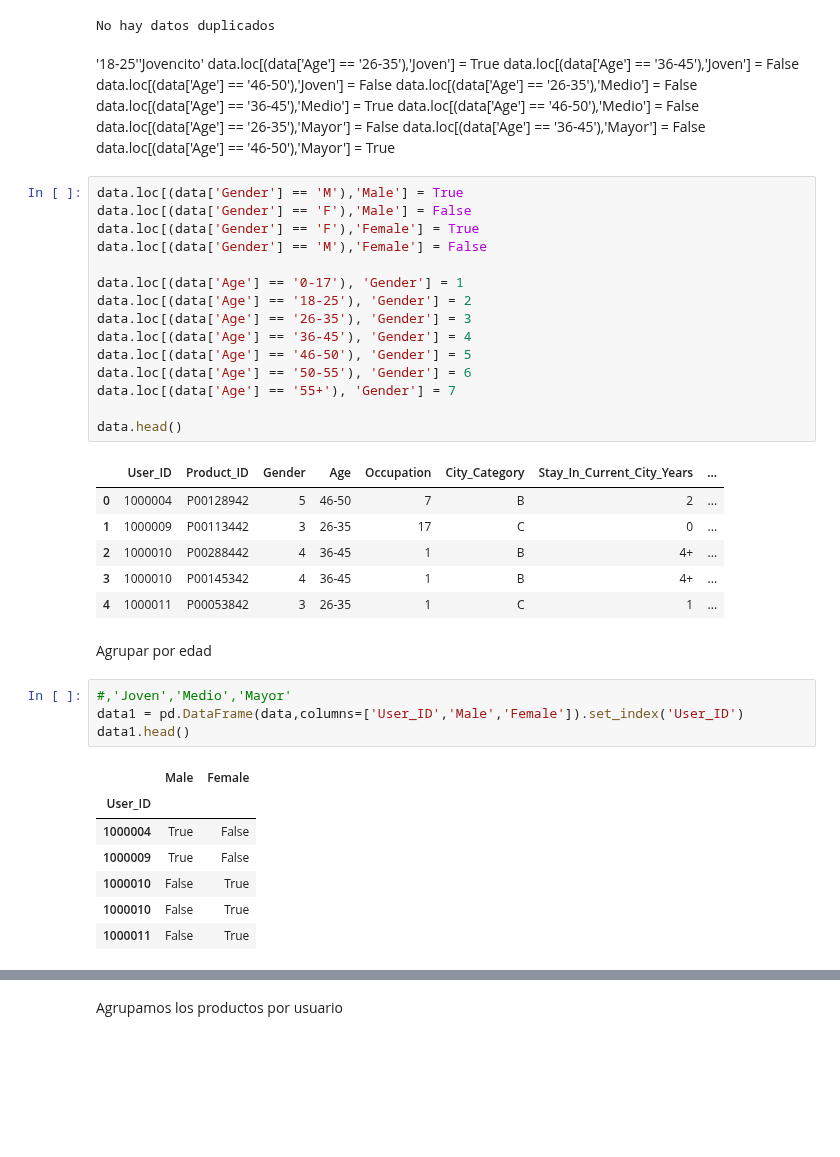
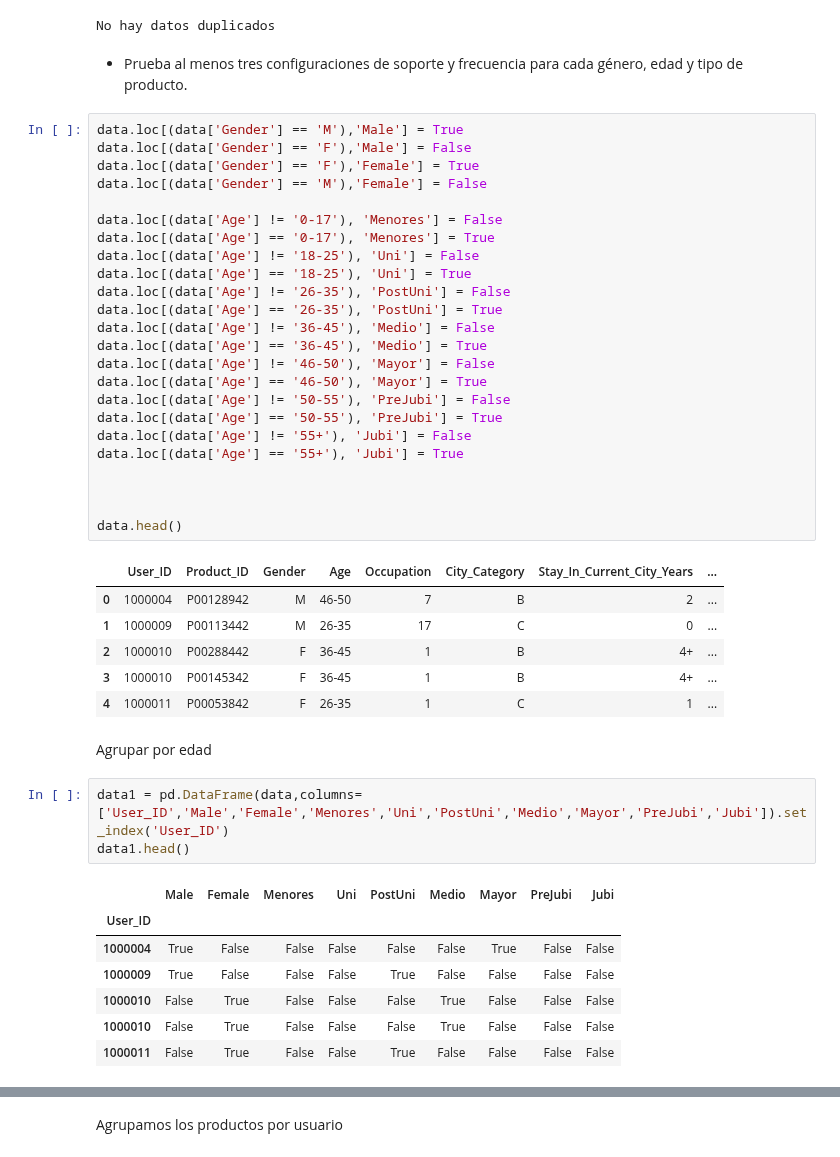
Before and after one commit to javierarteagapuell/deeplearning, a Jupyter notebook: Prac2Ej1.ipynb, the cells around one changed output, grey strips where cells are left out. Drawn from its saved outputs; the diff is of its cells as text; blank space fills up the shorter version.

```diff
--- a/Prac2Ej1.ipynb
+++ b/Prac2Ej1.ipynb
@@ -62,53 +62,52 @@ else:
   print("No hay datos duplicados")
 # %% [output]
 No hay datos duplicados
-# %% [markdown]
-'18-25''Jovencito'
-data.loc[(data['Age'] == '26-35'),'Joven'] = True
-data.loc[(data['Age'] == '36-45'),'Joven'] = False
-data.loc[(data['Age'] == '46-50'),'Joven'] = False
-data.loc[(data['Age'] == '26-35'),'Medio'] = False
-data.loc[(data['Age'] == '36-45'),'Medio'] = True
-data.loc[(data['Age'] == '46-50'),'Medio'] = False
-data.loc[(data['Age'] == '26-35'),'Mayor'] = False
-data.loc[(data['Age'] == '36-45'),'Mayor'] = False
-data.loc[(data['Age'] == '46-50'),'Mayor'] = True
+# %% [markdown]
+- Prueba al menos tres configuraciones de soporte y frecuencia para cada género, edad y tipo de producto.
 # %%
 data.loc[(data['Gender'] == 'M'),'Male'] = True
 data.loc[(data['Gender'] == 'F'),'Male'] = False
 data.loc[(data['Gender'] == 'F'),'Female'] = True
 data.loc[(data['Gender'] == 'M'),'Female'] = False
 
-data.loc[(data['Age'] == '0-17'), 'Gender'] = 1
-data.loc[(data['Age'] == '18-25'), 'Gender'] = 2
-data.loc[(data['Age'] == '26-35'), 'Gender'] = 3
-data.loc[(data['Age'] == '36-45'), 'Gender'] = 4
-data.loc[(data['Age'] == '46-50'), 'Gender'] = 5
-data.loc[(data['Age'] == '50-55'), 'Gender'] = 6
-data.loc[(data['Age'] == '55+'), 'Gender'] = 7
+data.loc[(data['Age'] != '0-17'), 'Menores'] = False
+data.loc[(data['Age'] == '0-17'), 'Menores'] = True
+data.loc[(data['Age'] != '18-25'), 'Uni'] = False
+data.loc[(data['Age'] == '18-25'), 'Uni'] = True
+data.loc[(data['Age'] != '26-35'), 'PostUni'] = False
+data.loc[(data['Age'] == '26-35'), 'PostUni'] = True
+data.loc[(data['Age'] != '36-45'), 'Medio'] = False
+data.loc[(data['Age'] == '36-45'), 'Medio'] = True
+data.loc[(data['Age'] != '46-50'), 'Mayor'] = False
+data.loc[(data['Age'] == '46-50'), 'Mayor'] = True
+data.loc[(data['Age'] != '50-55'), 'PreJubi'] = False
+data.loc[(data['Age'] == '50-55'), 'PreJubi'] = True
+data.loc[(data['Age'] != '55+'), 'Jubi'] = False
+data.loc[(data['Age'] == '55+'), 'Jubi'] = True
+
+
 
 data.head()
 # %% [output]
 |  | User_ID | Product_ID | Gender | Age | Occupation | City_Category | Stay_In_Current_City_Years | ... |
-| 0 | 1000004 | P00128942 | 5 | 46-50 | 7 | B | 2 | ... |
-| 1 | 1000009 | P00113442 | 3 | 26-35 | 17 | C | 0 | ... |
-| 2 | 1000010 | P00288442 | 4 | 36-45 | 1 | B | 4+ | ... |
-| 3 | 1000010 | P00145342 | 4 | 36-45 | 1 | B | 4+ | ... |
-| 4 | 1000011 | P00053842 | 3 | 26-35 | 1 | C | 1 | ... |
+| 0 | 1000004 | P00128942 | M | 46-50 | 7 | B | 2 | ... |
+| 1 | 1000009 | P00113442 | M | 26-35 | 17 | C | 0 | ... |
+| 2 | 1000010 | P00288442 | F | 36-45 | 1 | B | 4+ | ... |
+| 3 | 1000010 | P00145342 | F | 36-45 | 1 | B | 4+ | ... |
+| 4 | 1000011 | P00053842 | F | 26-35 | 1 | C | 1 | ... |
 # %% [markdown]
 Agrupar por edad
 # %%
-#,'Joven','Medio','Mayor'
-data1 = pd.DataFrame(data,columns=['User_ID','Male','Female']).set_index('User_ID')
+data1 = pd.DataFrame(data,columns=['User_ID','Male','Female','Menores','Uni','PostUni','Medio','Mayor','PreJubi','Jubi']).set_index('User_ID')
 data1.head()
 # %% [output]
-|  | Male | Female |
-| User_ID |  |  |
-| 1000004 | True | False |
-| 1000009 | True | False |
-| 1000010 | False | True |
-| 1000010 | False | True |
-| 1000011 | False | True |
+|  | Male | Female | Menores | Uni | PostUni | Medio | Mayor | PreJubi | Jubi |
+| User_ID |  |  |  |  |  |  |  |  |  |
+| 1000004 | True | False | False | False | False | False | True | False | False |
+| 1000009 | True | False | False | False | True | False | False | False | False |
+| 1000010 | False | True | False | False | False | True | False | False | False |
+| 1000010 | False | True | False | False | False | True | False | False | False |
+| 1000011 | False | True | False | False | True | False | False | False | False |
 # %%
 from mlxtend.frequent_patterns import apriori, association_rules
 
```
Also changed, not shown: parts of 2 cells of this notebook.
